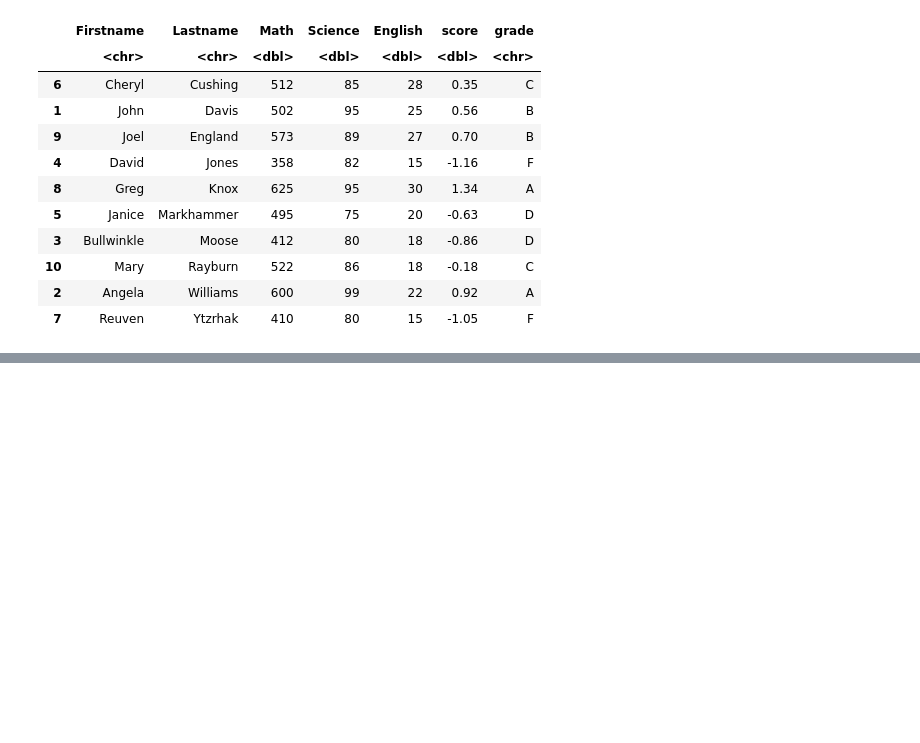
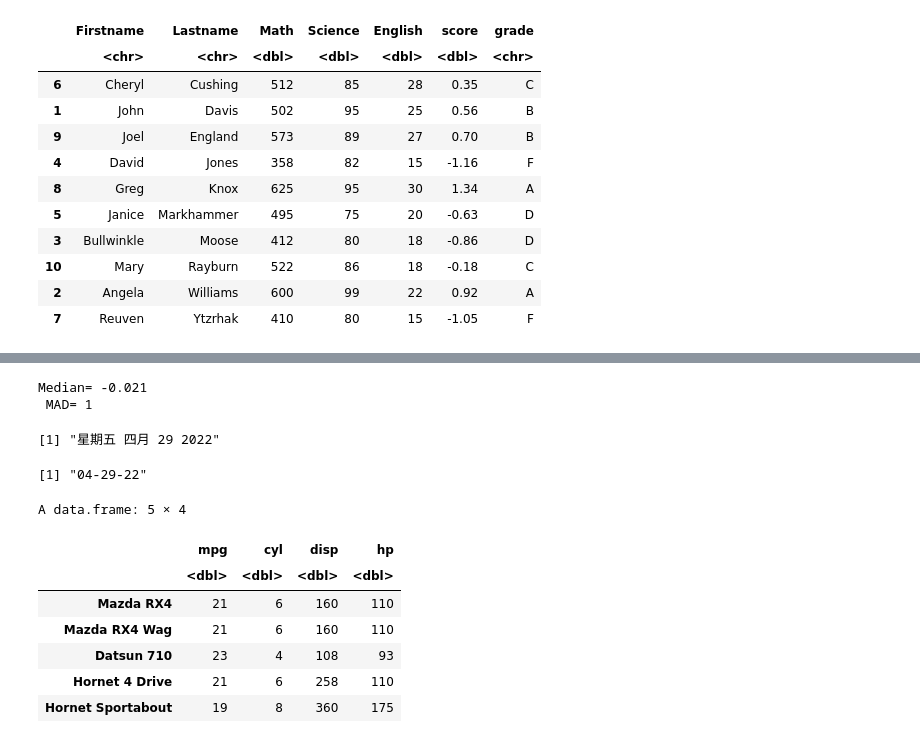
Before and after one commit to ruishuQU/R-IN-ACTION, a Jupyter notebook: code/ch05 高级数据管理.ipynb, the cells around one changed output, grey strips where cells are left out. Cells and saved outputs as stored; diff of their text form; code cells hidden in the pictures; blank space fills up the shorter version.

```diff
--- a/code/ch05 高级数据管理.ipynb
+++ b/code/ch05 高级数据管理.ipynb
@@ -278,0 +384,5 @@ A data.frame: 10 × 7
+# %%
+y <- mystats(x, parametric=FALSE, print=TRUE)
+# %% [output]
+Median= -0.021
+ MAD= 1
@@ -278,0 +397,8 @@ A data.frame: 10 × 7
+# %%
+mydate("long")
+# %% [output]
+[1] "星期五 四月 29 2022"
+# %%
+ mydate("short")
+# %% [output]
+[1] "04-29-22"
@@ -278,0 +409,12 @@ A data.frame: 10 × 7
+# %%
+cars <- mtcars[1:5,1:4]
+cars
+# %% [output]
+A data.frame: 5 × 4
+|  | mpg | cyl | disp | hp |
+|  | <dbl> | <dbl> | <dbl> | <dbl> |
+| Mazda RX4 | 21 | 6 | 160 | 110 |
+| Mazda RX4 Wag | 21 | 6 | 160 | 110 |
+| Datsun 710 | 23 | 4 | 108 | 93 |
+| Hornet 4 Drive | 21 | 6 | 258 | 110 |
+| Hornet Sportabout | 19 | 8 | 360 | 175 |
```
Also changed, not shown: parts of 12 cells of this notebook.
